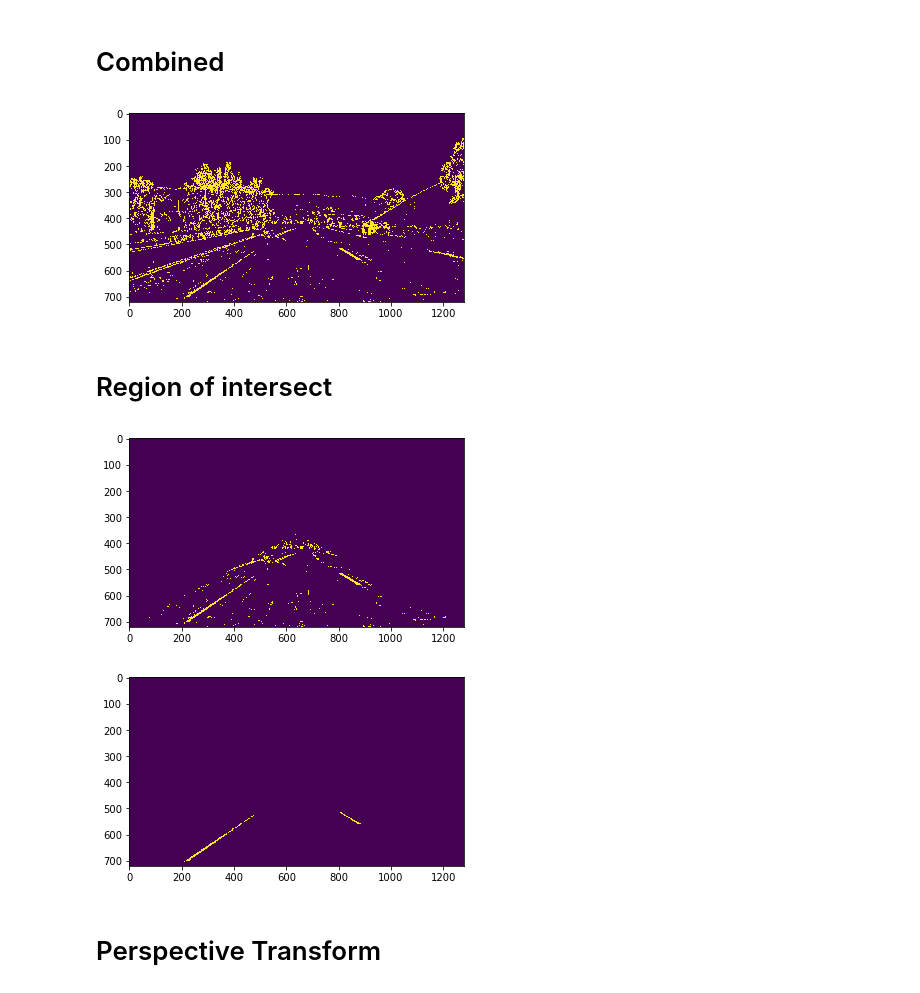
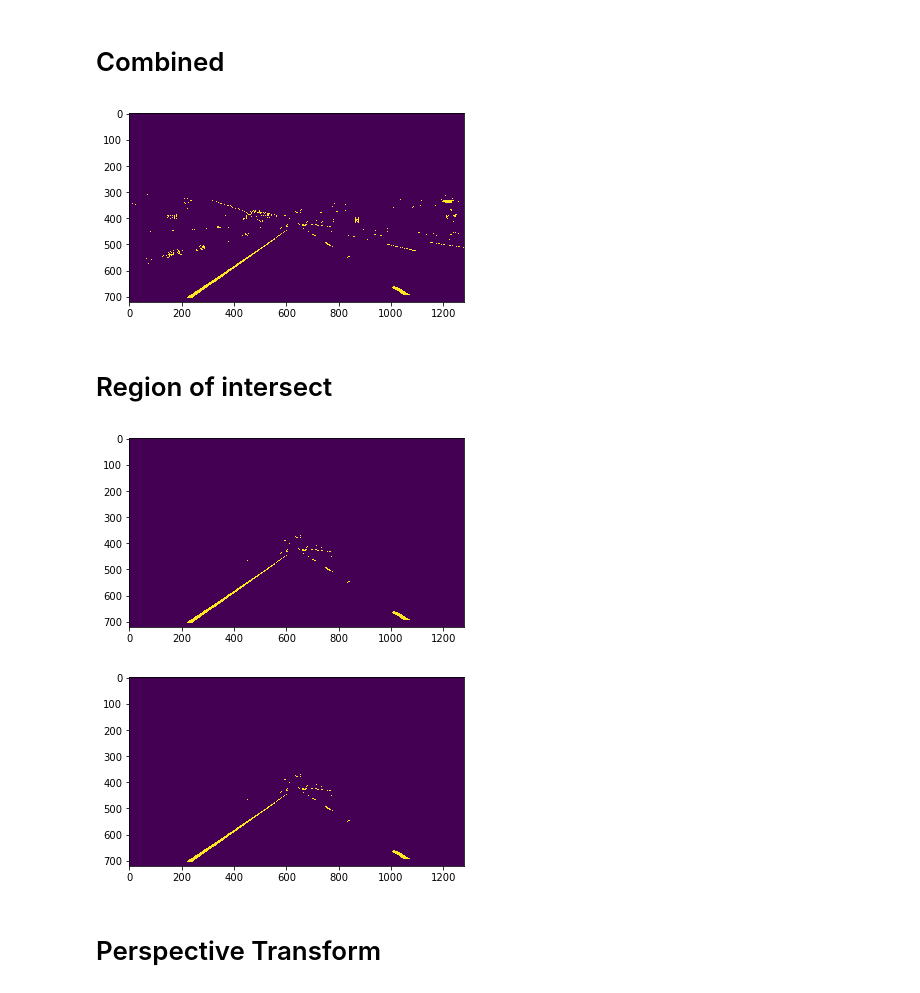
Before and after one commit to kirilcvetkov92/Advanced-Lane-Detection, a Jupyter notebook: Notebook.ipynb, the cells around one changed output. Cells and saved outputs as stored; diff of their text form; code cells hidden in the pictures.

```diff
--- a/Notebook.ipynb
+++ b/Notebook.ipynb
@@ -24,7 +24,7 @@ for fname in fnames :
 # %% [markdown]
 # Undistort
 # %%
-img = mpimg.imread('Project_video_Moment4.jpg')
+img = mpimg.imread('straight_lines1.jpg')
 height, width  = img.shape[0], img.shape[1]
 undistorted, dist, mtx = cal_undistort(img, obj_points_list, img_points_list)
 
@@ -114,11 +76,11 @@ plt.show()
 # %%
 # Combine the two binary thresholds
 combined_binary = np.zeros((height,width), dtype = np.uint8)
-combined_binary[(r_g_condition | yuv_condition  | s_binary_condition | hsv_condition) | (combined_condition)] = 1
+combined_binary[(r_g_condition ) & (s_binary_condition | combined_condition) ] = 1
 plt.imshow(combined_binary)
 plt.show()
 # %% [output]
-[figure, old version]
+[figure, new version]
 # %% [markdown]
 # Region of intersect
 # %%
@@ -132,14 +94,14 @@ thresholded = cv2.bitwise_and(combined_binary, mask)
 plt.imshow(thresholded)
 plt.show()
 # %% [output]
-[figure, old version]
+[figure, new version]
 # %%
 from utils import filter_image
 filtered_image = filter_image(undistorted.copy())
 plt.imshow(filtered_image)
 plt.show()
 # %% [output]
-[figure, old version]
+[figure, new version]
 # %% [markdown]
 # Perspective Transform
 # %%
```
Also changed, not shown: parts of 18 cells of this notebook, 1 other file.
